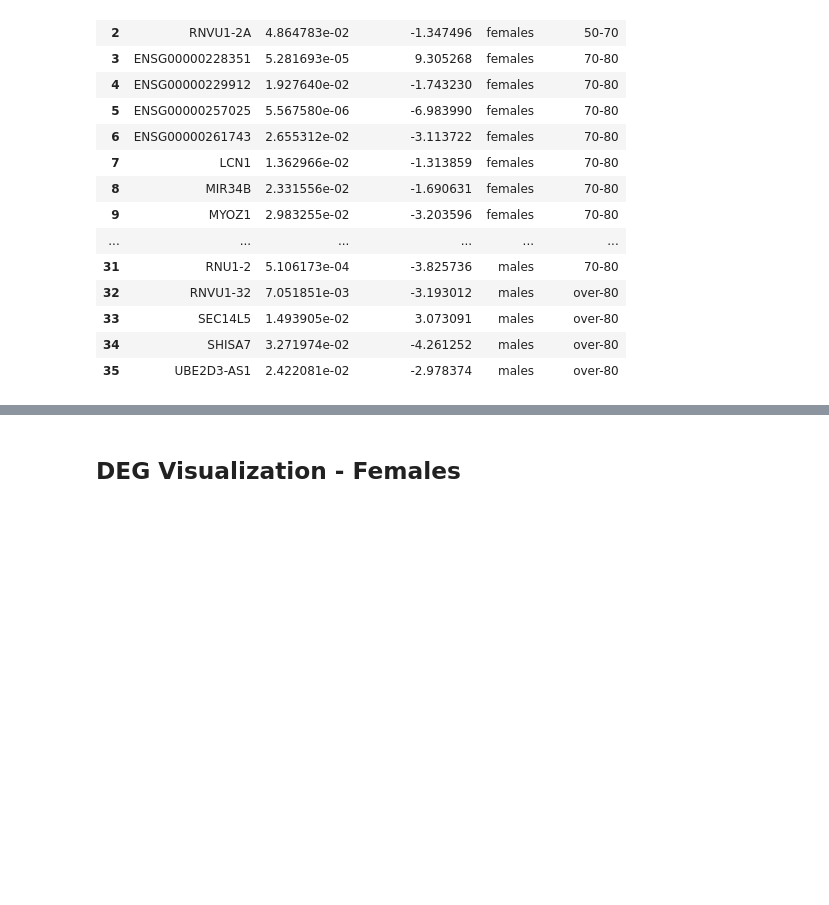
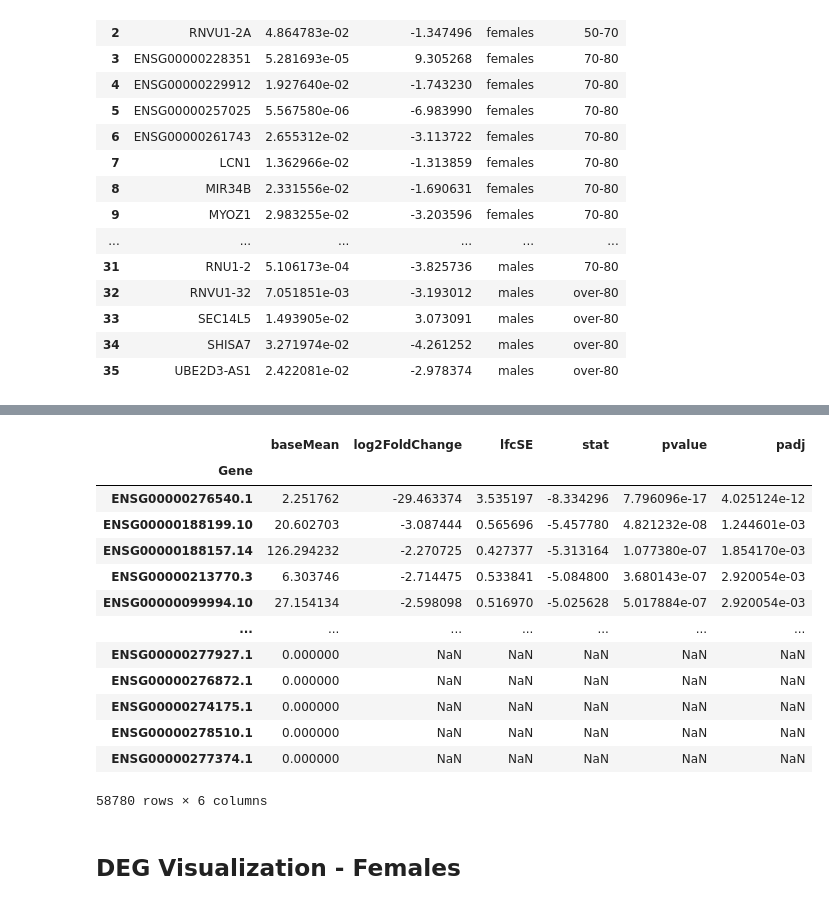
Before and after one commit to perpk/ppmi-wip, a Jupyter notebook: stratification/ppmi-wip.stratification.deg-overview.ipynb, the cells around one changed output, grey strips where cells are left out. Cells and saved outputs as stored; diff of their text form; code cells hidden in the pictures; blank space fills up the shorter version.

```diff
--- a/stratification/ppmi-wip.stratification.deg-overview.ipynb
+++ b/stratification/ppmi-wip.stratification.deg-overview.ipynb
@@ -345,3 +328,20 @@ ENSG00000243968.2        RN7SL402P      -16.978530  1.904224e-01
+# %%
+deg_males_30_50
+# %% [output]
+|  | baseMean | log2FoldChange | lfcSE | stat | pvalue | padj |
+| Gene |  |  |  |  |  |  |
+| ENSG00000276540.1 | 2.251762 | -29.463374 | 3.535197 | -8.334296 | 7.796096e-17 | 4.025124e-12 |
+| ENSG00000188199.10 | 20.602703 | -3.087444 | 0.565696 | -5.457780 | 4.821232e-08 | 1.244601e-03 |
+| ENSG00000188157.14 | 126.294232 | -2.270725 | 0.427377 | -5.313164 | 1.077380e-07 | 1.854170e-03 |
+| ENSG00000213770.3 | 6.303746 | -2.714475 | 0.533841 | -5.084800 | 3.680143e-07 | 2.920054e-03 |
+| ENSG00000099994.10 | 27.154134 | -2.598098 | 0.516970 | -5.025628 | 5.017884e-07 | 2.920054e-03 |
+| ... | ... | ... | ... | ... | ... | ... |
+| ENSG00000277927.1 | 0.000000 | NaN | NaN | NaN | NaN | NaN |
+| ENSG00000276872.1 | 0.000000 | NaN | NaN | NaN | NaN | NaN |
+| ENSG00000274175.1 | 0.000000 | NaN | NaN | NaN | NaN | NaN |
+| ENSG00000278510.1 | 0.000000 | NaN | NaN | NaN | NaN | NaN |
+| ENSG00000277374.1 | 0.000000 | NaN | NaN | NaN | NaN | NaN |
+58780 rows × 6 columns
 # %% [markdown]
 ## DEG Visualization - Females
 # %%
```
Also changed, not shown: parts of 4 cells of this notebook, 3 other files.
